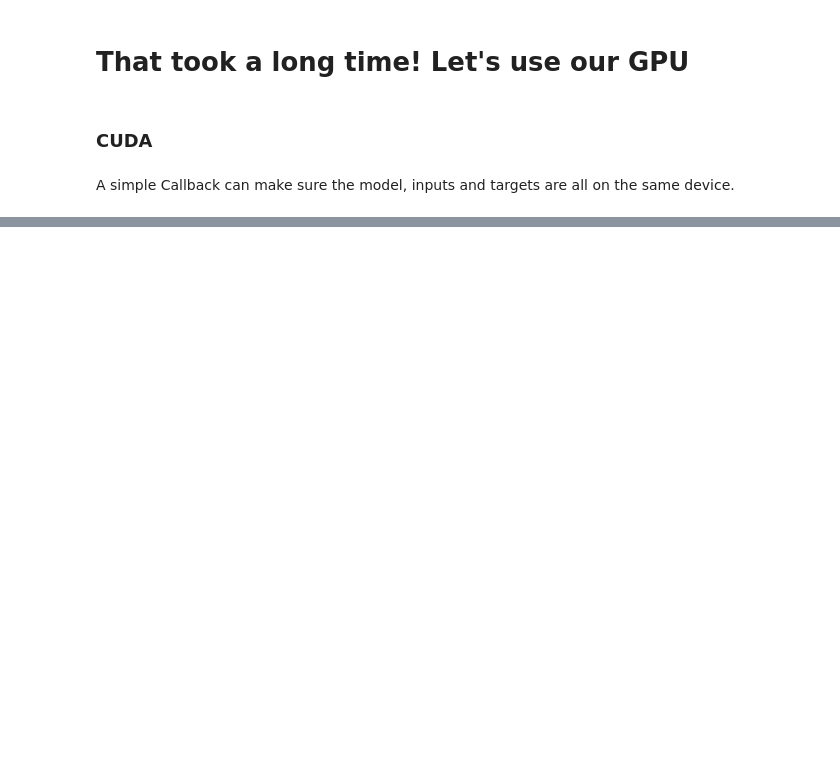
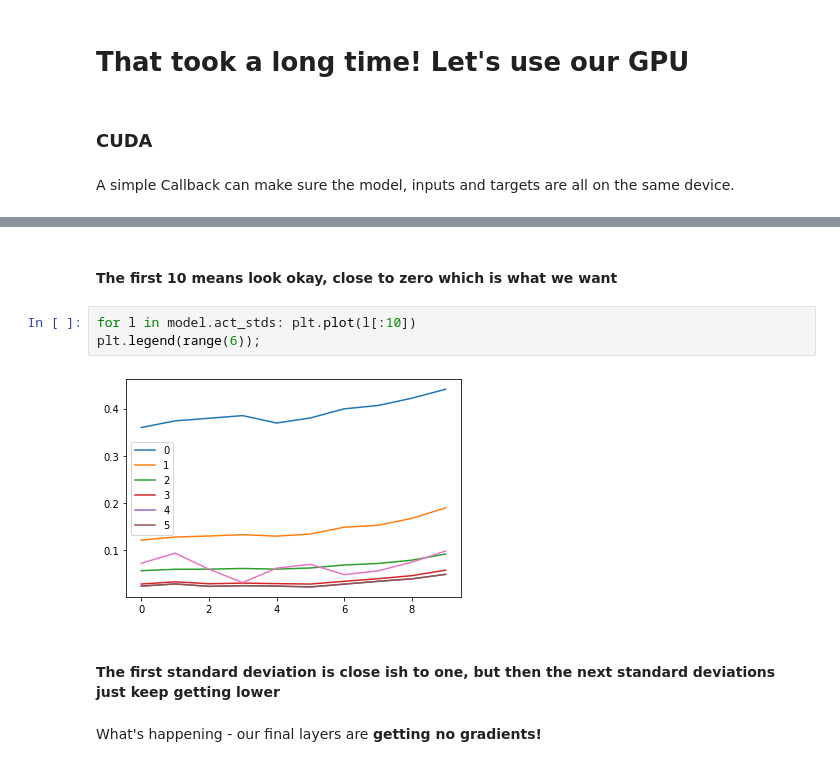
Before and after one commit to briannaflynn/DL-PyTorch-Notes, a Jupyter notebook: How-to-train-your-model.ipynb, the cells around one changed output, grey strips where cells are left out. Drawn from its saved outputs; the diff is of its cells as text; blank space fills up the shorter version.

```diff
--- a/How-to-train-your-model.ipynb
+++ b/How-to-train-your-model.ipynb
@@ -1549,0 +1765,11 @@ A simple Callback can make sure the model, inputs and targets are all on the sam
+# %% [markdown]
+#### The first 10 means look okay, close to zero which is what we want
+# %%
+for l in model.act_stds: plt.plot(l[:10])
+plt.legend(range(6));
+# %% [output]
+[figure, added]
+# %% [markdown]
+#### The first standard deviation is close ish to one, but then the next standard deviations just keep getting lower
+# %% [markdown]
+What's happening - our final layers are **getting no gradients!**
```
Also changed, not shown: parts of 37 cells of this notebook.
